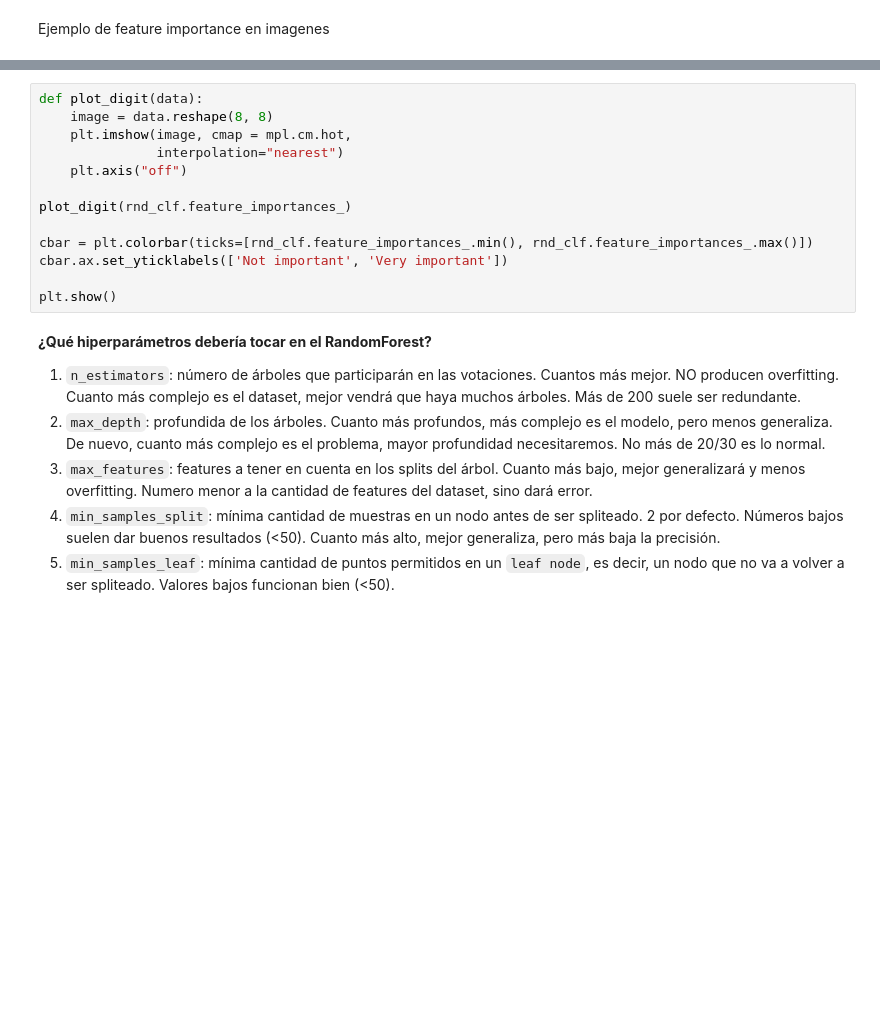
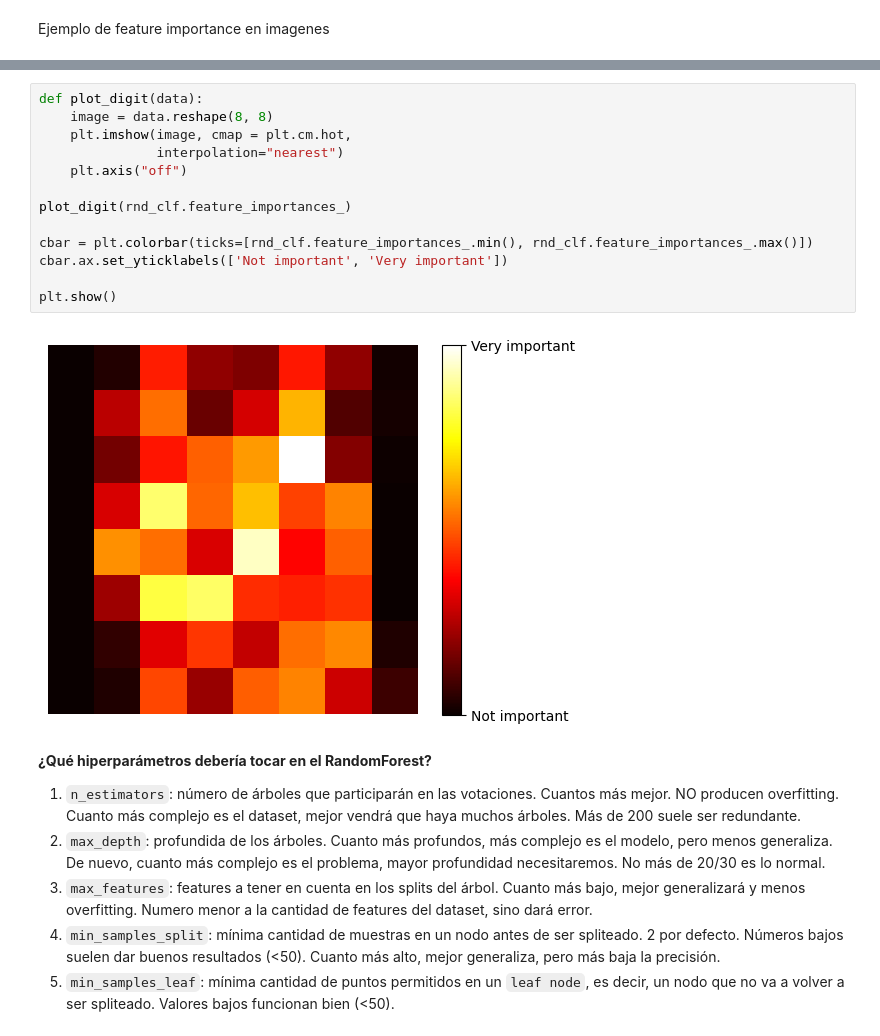
Before and after one commit to rafazamb/DS_PT_PR_SEP22, a Jupyter notebook: 03-Machine_Learning/01-Supervisado/06-Random Forest y Boosting/Random Forest y Boosting.ipynb, the cells around one changed output, grey strips where cells are left out. Drawn from its saved outputs; the diff is of its cells as text; blank space fills up the shorter version.

```diff
--- a/03-Machine_Learning/01-Supervisado/06-Random Forest y Boosting/Random Forest y Boosting.ipynb
+++ b/03-Machine_Learning/01-Supervisado/06-Random Forest y Boosting/Random Forest y Boosting.ipynb
@@ -27,16 +130,18 @@ Ejemplo de feature importance en imagenes
 # %%
 def plot_digit(data):
     image = data.reshape(8, 8)
-    plt.imshow(image, cmap = mpl.cm.hot,
+    plt.imshow(image, cmap = plt.cm.hot,
                interpolation="nearest")
     plt.axis("off")
 
 plot_digit(rnd_clf.feature_importances_)
 
 cbar = plt.colorbar(ticks=[rnd_clf.feature_importances_.min(), rnd_clf.feature_importances_.max()])
 cbar.ax.set_yticklabels(['Not important', 'Very important'])
 
 plt.show()
+# %% [output]
+[figure, added]
 # %% [markdown]
 **¿Qué hiperparámetros debería tocar en el RandomForest?**
 1. `n_estimators`: número de árboles que participarán en las votaciones. Cuantos más mejor. NO producen overfitting. Cuanto más complejo es el dataset, mejor vendrá que haya muchos árboles. Más de 200 suele ser redundante.
```
Also changed, not shown: parts of 26 cells of this notebook.
